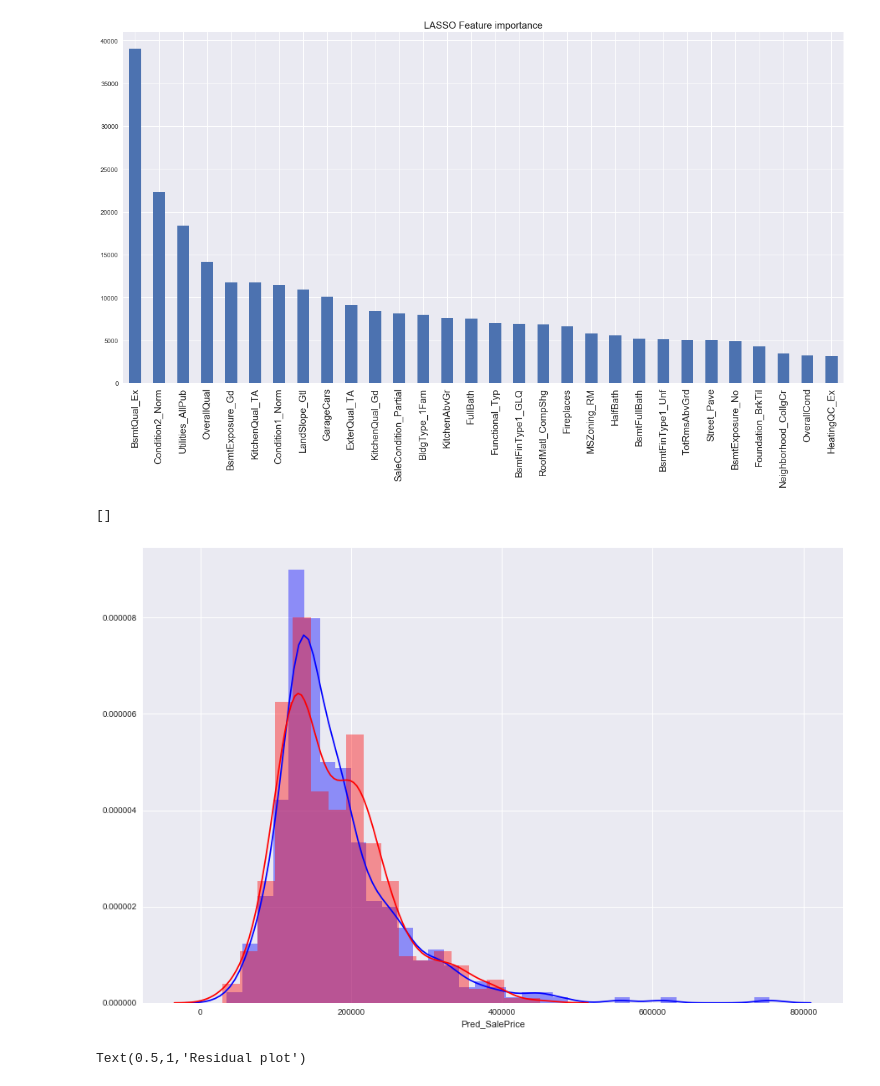
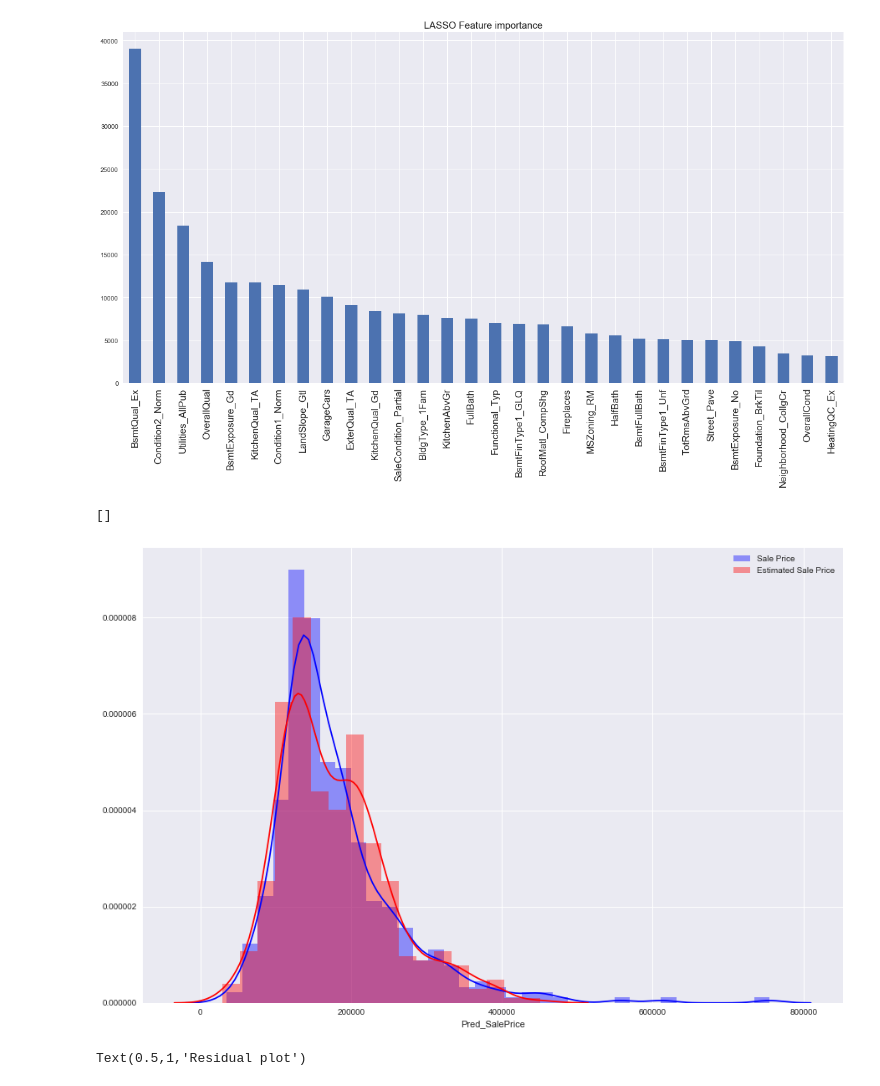
Before and after one commit to AMTORRES82/Udacity, a Jupyter notebook: Houses2.ipynb, the cells around one changed output. Saved outputs shown, nothing was run; the diff lists cells and outputs as text; code cells hidden in the pictures.

```diff
--- a/Houses2.ipynb
+++ b/Houses2.ipynb
@@ -615,12 +597,13 @@ y_t=pd.DataFrame(y_test,columns=['SalePrice'])
 X_test_pred=pd.concat([X_test,sp,y_t],axis=1)
 # %%
 plt.figure(figsize=(15,10))
-sns.distplot(X_test_pred.SalePrice,color='b')
-sns.distplot(X_test_pred.Pred_SalePrice,color='r')
+sns.distplot(X_test_pred.SalePrice,color='b',label='Sale Price')
+sns.distplot(X_test_pred.Pred_SalePrice,color='r',label='Estimated Sale Price')
+plt.legend()
 plt.plot()
 # %% [output]
 []
-[figure, old version]
+[figure, new version]
 # %%
 Residuals=X_test_pred.Pred_SalePrice-X_test_pred.SalePrice
 # %%
```
Also changed, not shown: parts of 9 cells of this notebook.
